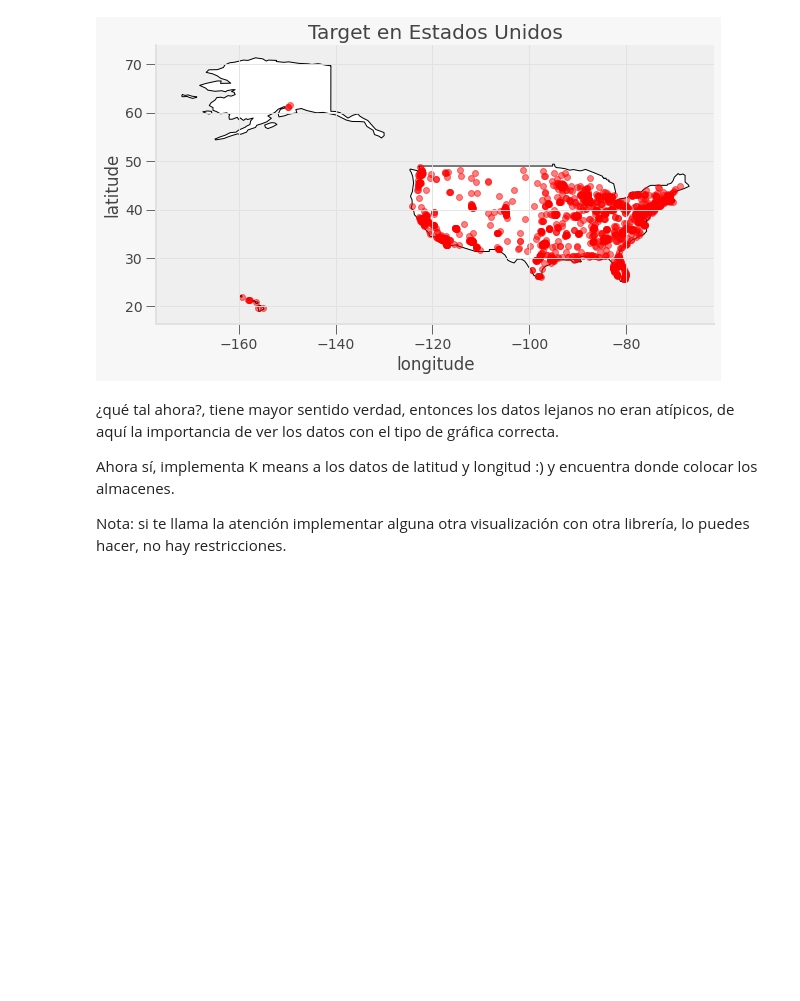
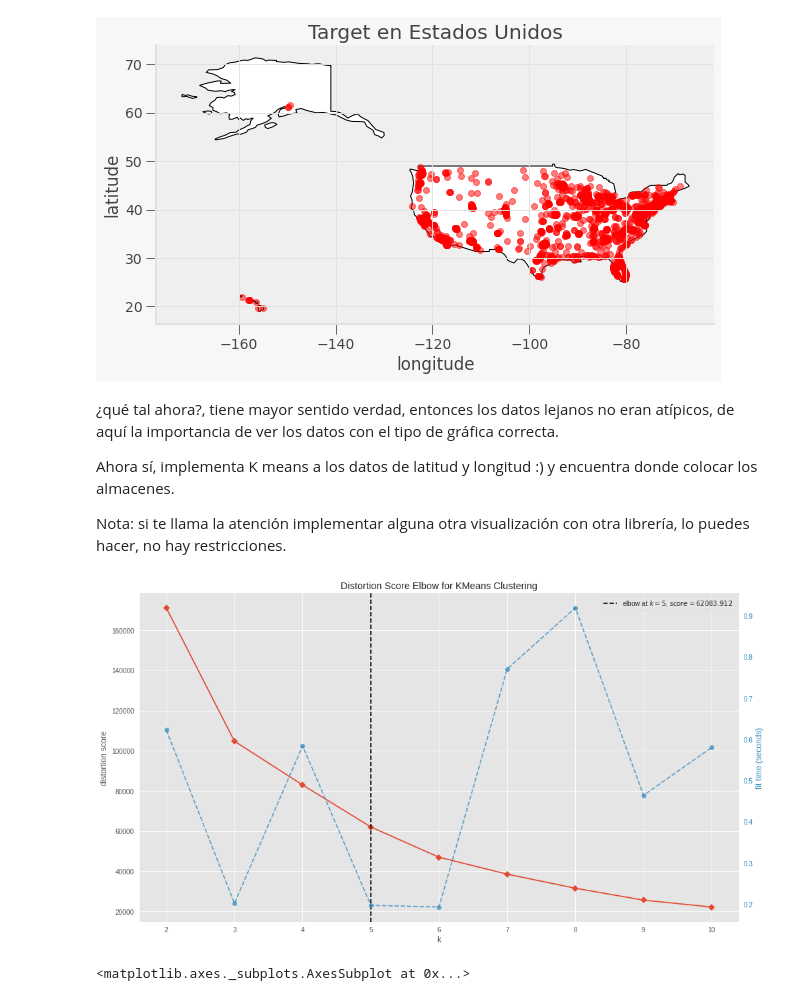
Before and after one commit to PosgradoMNA/actividades-de-aprendizaje-DGarcia-A01086411, a Jupyter notebook: Actividad_Semana_8_7_K_Means.ipynb, the cells around one changed output. Drawn from its saved outputs; the diff is of its cells as text; code cells hidden in the pictures; blank space fills up the shorter version.

```diff
--- a/Actividad_Semana_8_7_K_Means.ipynb
+++ b/Actividad_Semana_8_7_K_Means.ipynb
@@ -214,3 +214,21 @@ plt.show()
 Ahora sí, implementa K means a los datos de latitud y longitud :) y encuentra donde colocar los almacenes.
 
 Nota: si te llama la atención implementar alguna otra visualización con otra librería, lo puedes hacer, no hay restricciones.
+# %%
+#Importar librerias
+from sklearn.cluster import KMeans
+from yellowbrick.cluster import KElbowVisualizer, SilhouetteVisualizer
+
+%matplotlib inline
+plt.rcParams['figure.figsize'] = (16, 9)
+plt.style.use('ggplot')
+# %%
+#Obtener K
+X = np.array(df[["latitude","longitude"]])
+modelo = KMeans(random_state=42)
+visualizador = KElbowVisualizer(modelo, k=(2,11))
+visualizador.fit(X)
+visualizador.show()
+# %% [output]
+[figure, added]
+<matplotlib.axes._subplots.AxesSubplot at 0x...>
```
Also changed, not shown: parts of 4 cells of this notebook.
